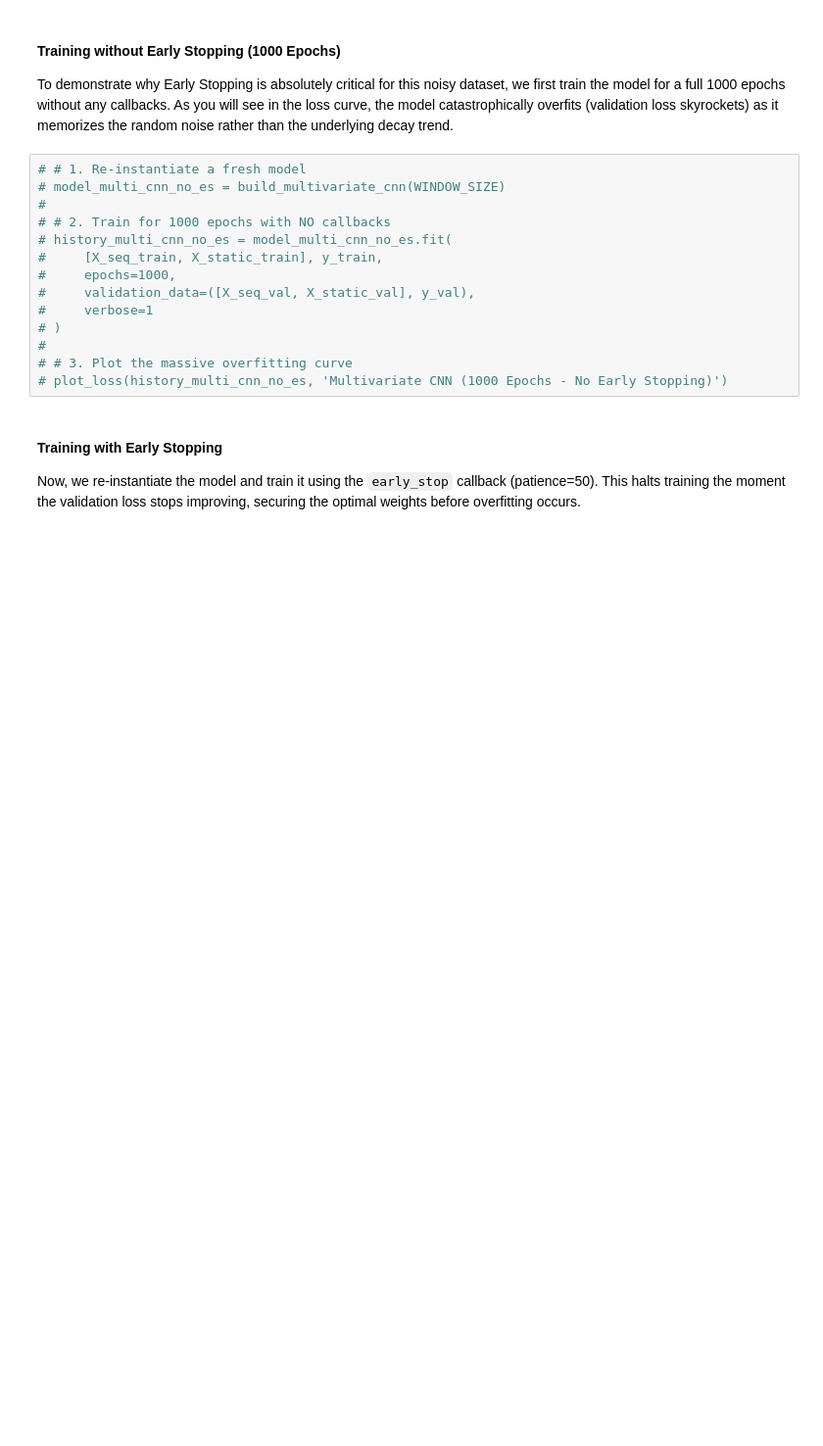
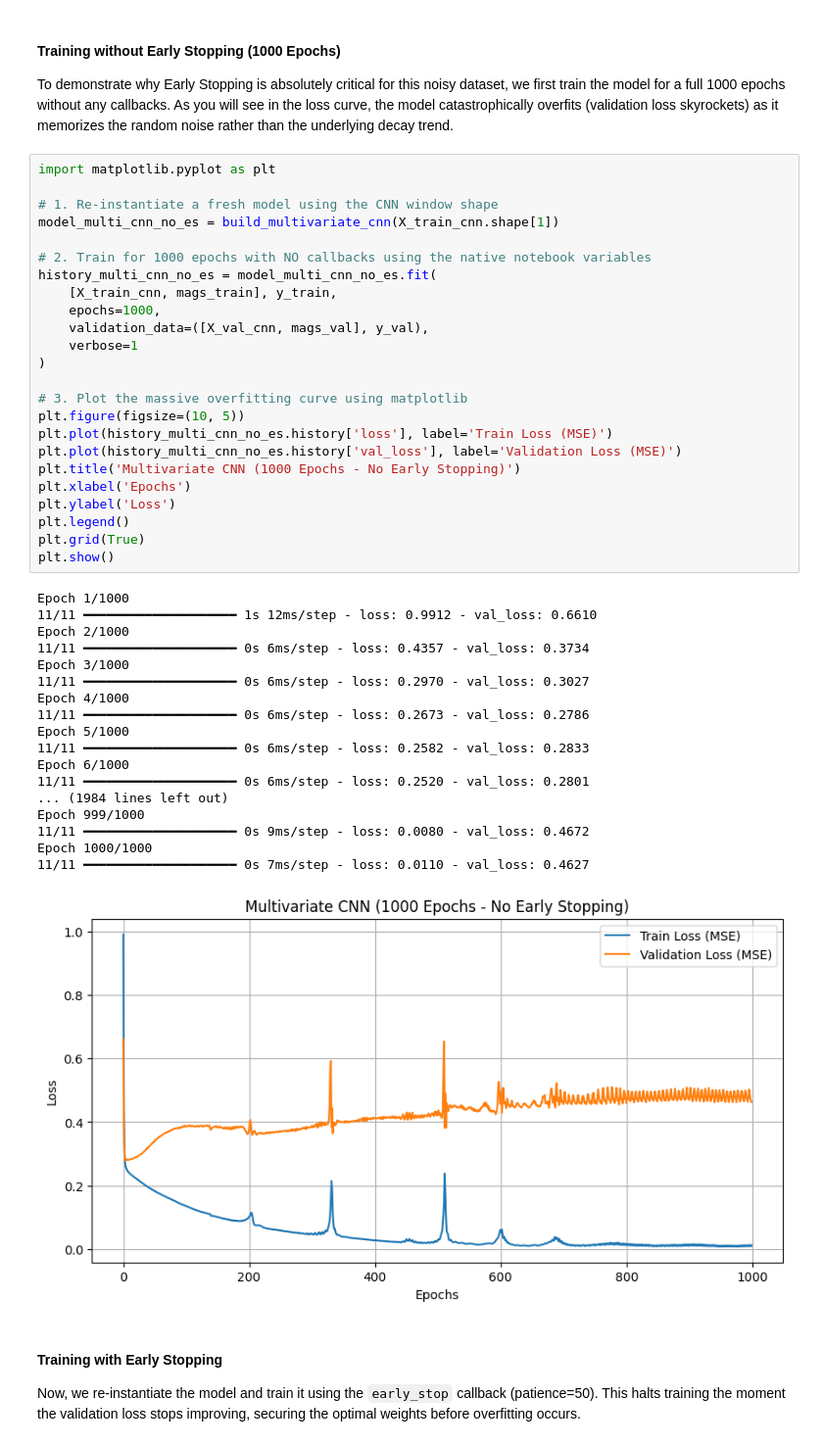
Before and after one commit to cronenberg64/aftershock-decay-forecasting, a Jupyter notebook: notebooks/capstone_main.ipynb, the cells around one changed output. Shown at 98% size. Cells and saved outputs as stored; diff of their text form; blank space fills up the shorter version.

```diff
--- a/notebooks/capstone_main.ipynb
+++ b/notebooks/capstone_main.ipynb
@@ -2064,19 +2141,48 @@ Multivariate CNN that takes both the sequence and the static mainshock magnitude
 #### Training without Early Stopping (1000 Epochs)
 To demonstrate why Early Stopping is absolutely critical for this noisy dataset, we first train the model for a full 1000 epochs without any callbacks. As you will see in the loss curve, the model catastrophically overfits (validation loss skyrockets) as it memorizes the random noise rather than the underlying decay trend.
 # %%
-# # 1. Re-instantiate a fresh model
-# model_multi_cnn_no_es = build_multivariate_cnn(WINDOW_SIZE)
-#
-# # 2. Train for 1000 epochs with NO callbacks
-# history_multi_cnn_no_es = model_multi_cnn_no_es.fit(
-#     [X_seq_train, X_static_train], y_train,
-#     epochs=1000,
-#     validation_data=([X_seq_val, X_static_val], y_val),
-#     verbose=1
-# )
-#
-# # 3. Plot the massive overfitting curve
-# plot_loss(history_multi_cnn_no_es, 'Multivariate CNN (1000 Epochs - No Early Stopping)')
+import matplotlib.pyplot as plt
+
+# 1. Re-instantiate a fresh model using the CNN window shape
+model_multi_cnn_no_es = build_multivariate_cnn(X_train_cnn.shape[1])
+
+# 2. Train for 1000 epochs with NO callbacks using the native notebook variables
+history_multi_cnn_no_es = model_multi_cnn_no_es.fit(
+    [X_train_cnn, mags_train], y_train,
+    epochs=1000,
+    validation_data=([X_val_cnn, mags_val], y_val),
+    verbose=1
+)
+
+# 3. Plot the massive overfitting curve using matplotlib
+plt.figure(figsize=(10, 5))
+plt.plot(history_multi_cnn_no_es.history['loss'], label='Train Loss (MSE)')
+plt.plot(history_multi_cnn_no_es.history['val_loss'], label='Validation Loss (MSE)')
+plt.title('Multivariate CNN (1000 Epochs - No Early Stopping)')
+plt.xlabel('Epochs')
+plt.ylabel('Loss')
+plt.legend()
+plt.grid(True)
+plt.show()
+# %% [output]
+Epoch 1/1000
+11/11 ━━━━━━━━━━━━━━━━━━━━ 1s 12ms/step - loss: 0.9912 - val_loss: 0.6610
+Epoch 2/1000
+11/11 ━━━━━━━━━━━━━━━━━━━━ 0s 6ms/step - loss: 0.4357 - val_loss: 0.3734
+Epoch 3/1000
+11/11 ━━━━━━━━━━━━━━━━━━━━ 0s 6ms/step - loss: 0.2970 - val_loss: 0.3027
+Epoch 4/1000
+11/11 ━━━━━━━━━━━━━━━━━━━━ 0s 6ms/step - loss: 0.2673 - val_loss: 0.2786
+Epoch 5/1000
+11/11 ━━━━━━━━━━━━━━━━━━━━ 0s 6ms/step - loss: 0.2582 - val_loss: 0.2833
+Epoch 6/1000
+11/11 ━━━━━━━━━━━━━━━━━━━━ 0s 6ms/step - loss: 0.2520 - val_loss: 0.2801
+... (1984 lines left out)
+Epoch 999/1000
+11/11 ━━━━━━━━━━━━━━━━━━━━ 0s 9ms/step - loss: 0.0080 - val_loss: 0.4672
+Epoch 1000/1000
+11/11 ━━━━━━━━━━━━━━━━━━━━ 0s 7ms/step - loss: 0.0110 - val_loss: 0.4627
+[figure, added]
 # %% [markdown]
 #### Training with Early Stopping
 Now, we re-instantiate the model and train it using the `early_stop` callback (patience=50). This halts training the moment the validation loss stops improving, securing the optimal weights before overfitting occurs.
```
Also changed, not shown: parts of 8 cells of this notebook.
